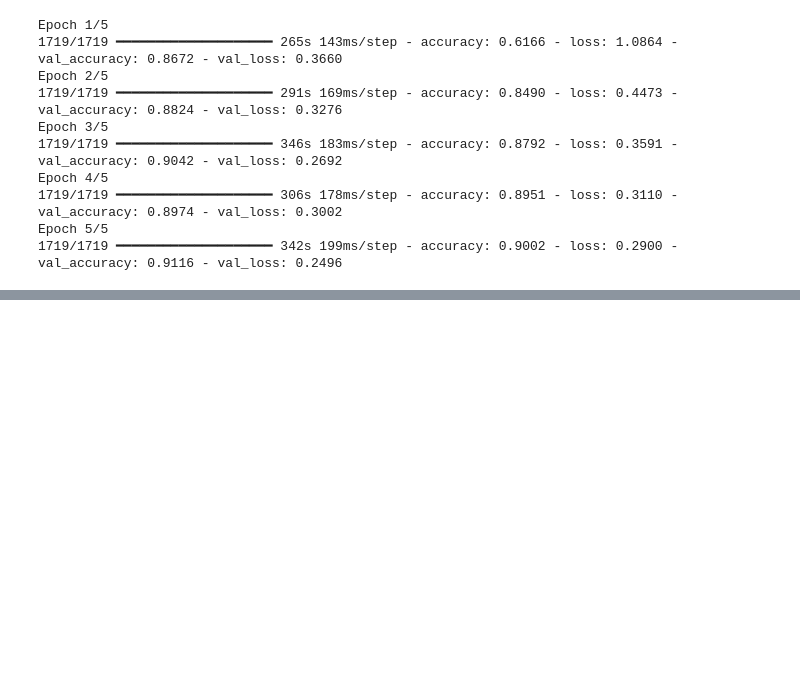
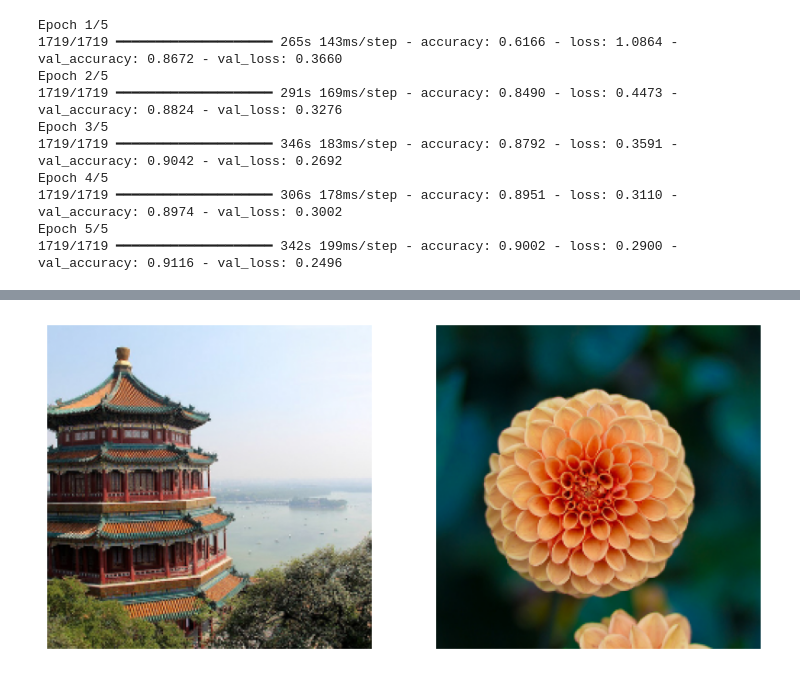
Before and after one commit to mattreu/ml_tests, a Jupyter notebook: tf/computer_vision.ipynb, the cells around one changed output, grey strips where cells are left out. Cells and saved outputs as stored; diff of their text form; code cells hidden in the pictures; blank space fills up the shorter version.

Commit message:
resnet 34, 50

```diff
--- a/tf/computer_vision.ipynb
+++ b/tf/computer_vision.ipynb
@@ -48,0 +106,4 @@ Epoch 5/5
+# %%
+images = load_sample_images()["images"]
+images = np.array(images)
+images.shape
@@ -48,0 +112,4 @@ Epoch 5/5
+# %%
+resize_layer = tf.keras.layers.Resizing(height=224, width=224, crop_to_aspect_ratio=True)
+images_resized = np.array([resize_layer(image) for image in images])
+inputs = tf.keras.applications.resnet50.preprocess_input(images_resized)
@@ -48,0 +138,10 @@ Epoch 5/5
+# %%
+plt.figure(figsize=(10, 6))
+for idx in (0, 1):
+    plt.subplot(1, 2, idx + 1)
+    plt.imshow(images_resized[idx] / 255)
+    plt.axis("off")
+
+plt.show()
+# %% [output]
+[figure, added]
```
Also changed, not shown: parts of 8 cells of this notebook.
